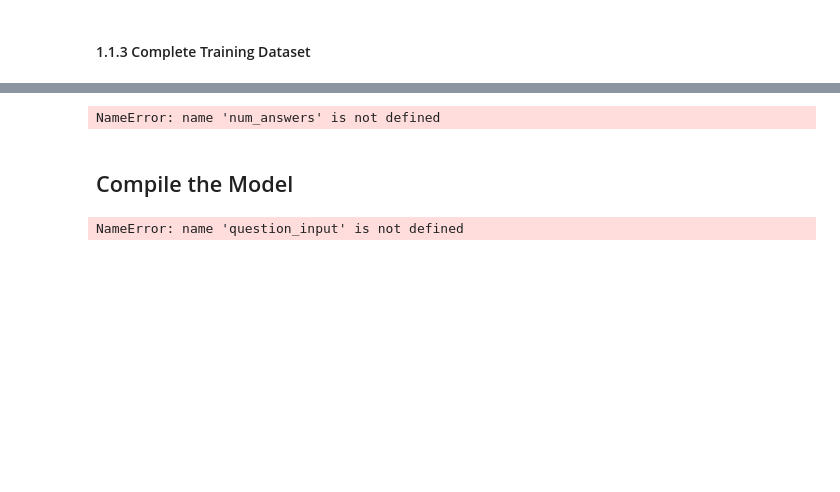
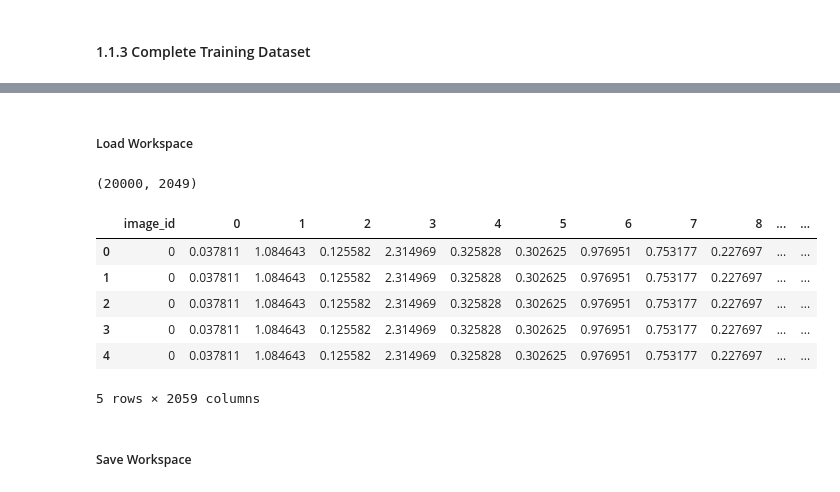
Before and after one commit to nilanahar/MMAI_894_DeepLearning_Project_TeamRosedale, a Jupyter notebook: MMAI_894_Team_Project.ipynb, the cells around one changed output, grey strips where cells are left out. Cells and saved outputs as stored; diff of their text form; code cells hidden in the pictures; blank space fills up the shorter version.

```diff
--- a/MMAI_894_Team_Project.ipynb
+++ b/MMAI_894_Team_Project.ipynb
@@ -412,14 +176,21 @@ NameError: name 'lstm_layer' is not defined
-# %%
-# Assuming num_answers is the number of possible answers
-output_layer = Dense(num_answers, activation='softmax')(dense_layer)
-# %% [output]
-NameError: name 'num_answers' is not defined
-# %% [markdown]
-## Compile the Model
-# %%
-from tensorflow.keras.models import Model
-
-model = Model(inputs=[base_model.input, question_input], outputs=output_layer)
-model.compile(optimizer='adam', loss='categorical_crossentropy', metrics=['accuracy'])
-# %% [output]
-NameError: name 'question_input' is not defined
+# %% [markdown]
+##### Load Workspace
+# %%
+train_qna_df = joblib.load("/content/drive/MyDrive/Colab Notebooks/894/Training/Data/questions_answers_features.joblib")
+train_images_df = joblib.load("/content/drive/MyDrive/Colab Notebooks/894/Training/Data/images_features.joblib")
+train_images_df.shape
+# %% [output]
+(20000, 2049)
+# %%
+train_complete_df = complete_datasets(train_qna_df, train_images_df)
+train_complete_df.head()
+# %% [output]
+|  | image_id | 0 | 1 | 2 | 3 | 4 | 5 | 6 | 7 | 8 | ... | ... |
+| 0 | 0 | 0.037811 | 1.084643 | 0.125582 | 2.314969 | 0.325828 | 0.302625 | 0.976951 | 0.753177 | 0.227697 | ... | ... |
+| 1 | 0 | 0.037811 | 1.084643 | 0.125582 | 2.314969 | 0.325828 | 0.302625 | 0.976951 | 0.753177 | 0.227697 | ... | ... |
+| 2 | 0 | 0.037811 | 1.084643 | 0.125582 | 2.314969 | 0.325828 | 0.302625 | 0.976951 | 0.753177 | 0.227697 | ... | ... |
+| 3 | 0 | 0.037811 | 1.084643 | 0.125582 | 2.314969 | 0.325828 | 0.302625 | 0.976951 | 0.753177 | 0.227697 | ... | ... |
+| 4 | 0 | 0.037811 | 1.084643 | 0.125582 | 2.314969 | 0.325828 | 0.302625 | 0.976951 | 0.753177 | 0.227697 | ... | ... |
+5 rows × 2059 columns
+# %% [markdown]
+##### Save Workspace
```
Also changed, not shown: parts of 87 cells of this notebook.
